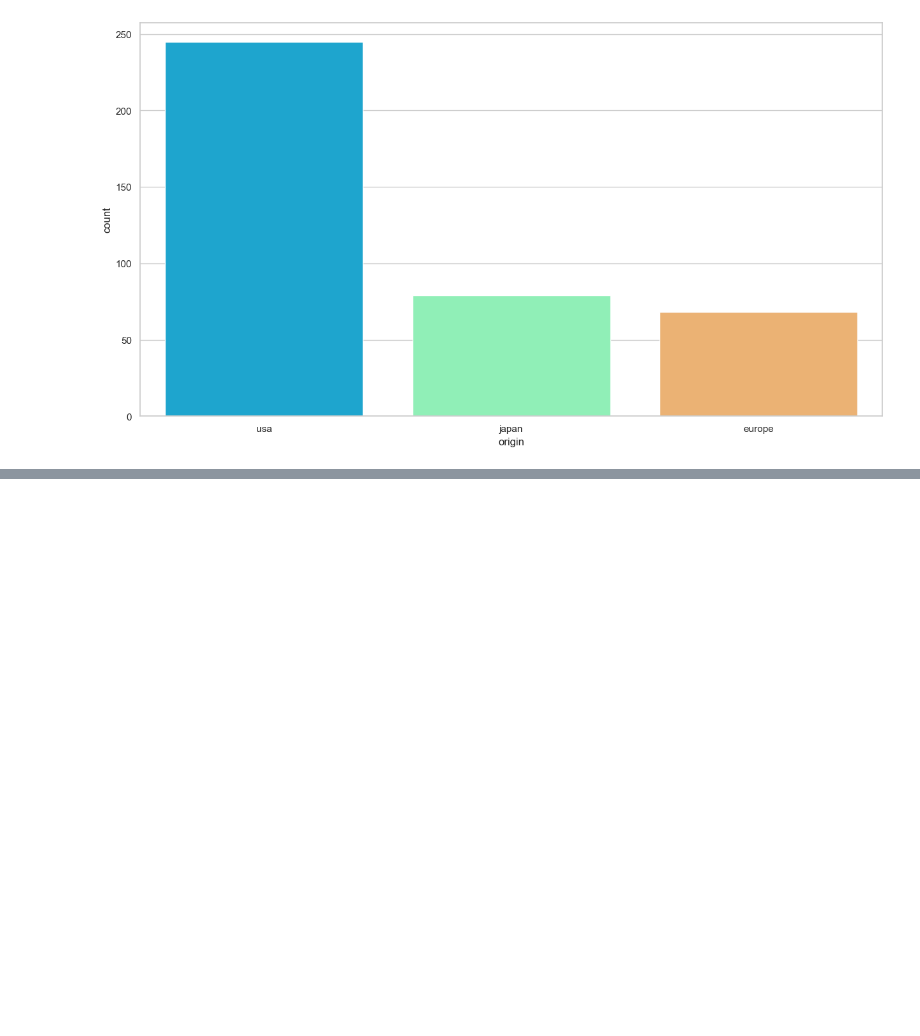
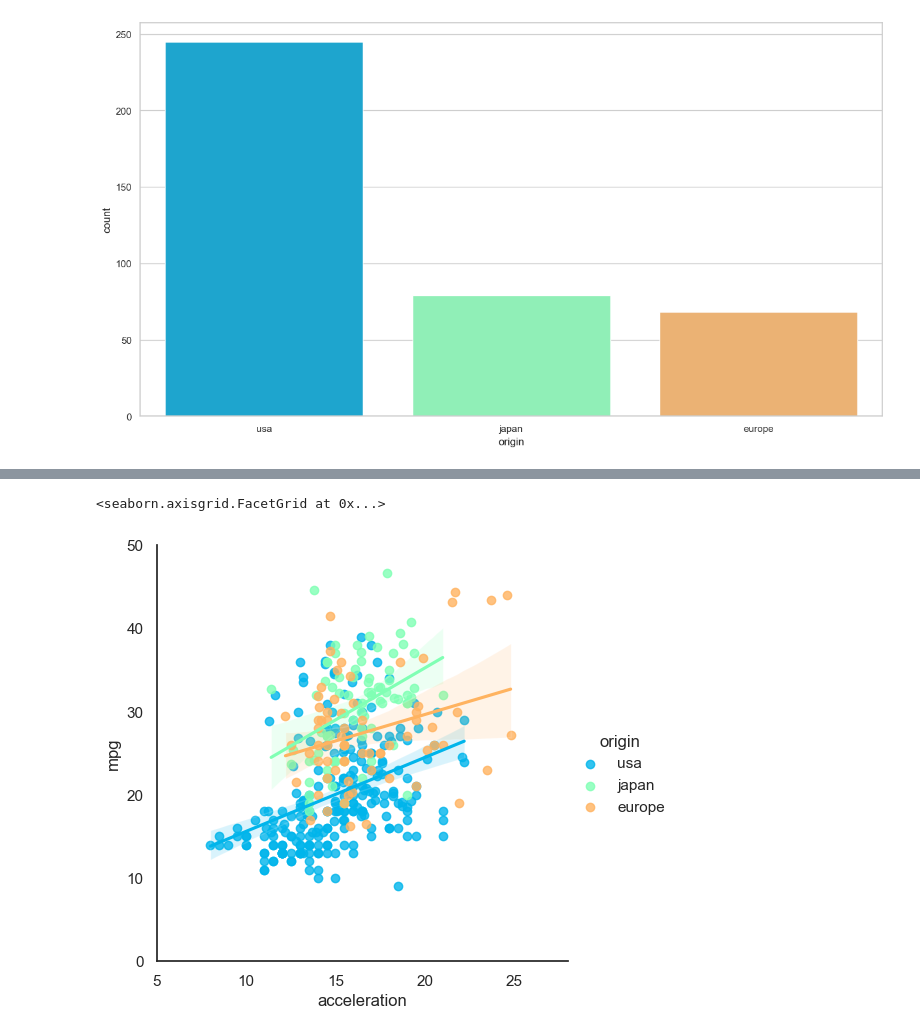
Before and after one commit to NITISHNAVEEN/Machine-Learning, a Jupyter notebook: MACHINE-LEARNING.ipynb, the cells around one changed output, grey strips where cells are left out. Saved outputs shown, nothing was run; the diff lists cells and outputs as text; code cells hidden in the pictures; blank space fills up the shorter version.

```diff
--- a/MACHINE-LEARNING.ipynb
+++ b/MACHINE-LEARNING.ipynb
@@ -155,0 +175,8 @@ sns.countplot(x = "origin",data = df,palette = "rainbow")
+# %%
+sns.set_style("white")
+graph = sns.lmplot(x = "acceleration",y = "mpg",hue = "origin",data = df,palette = "rainbow")
+graph.set(ylim = (0,50))
+graph.set(xlim = (5,28))
+# %% [output]
+<seaborn.axisgrid.FacetGrid at 0x...>
+[figure, added]
```
Also changed, not shown: parts of 42 cells of this notebook.
